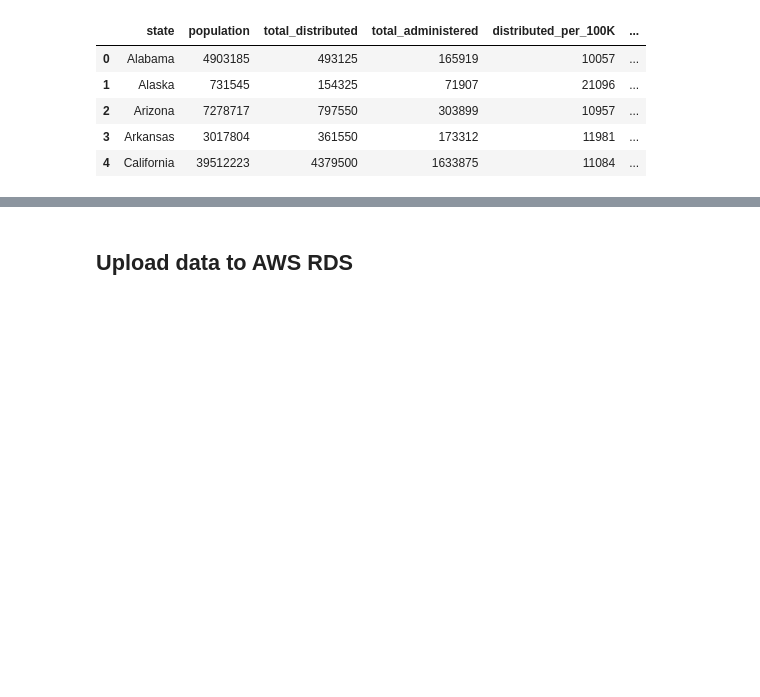
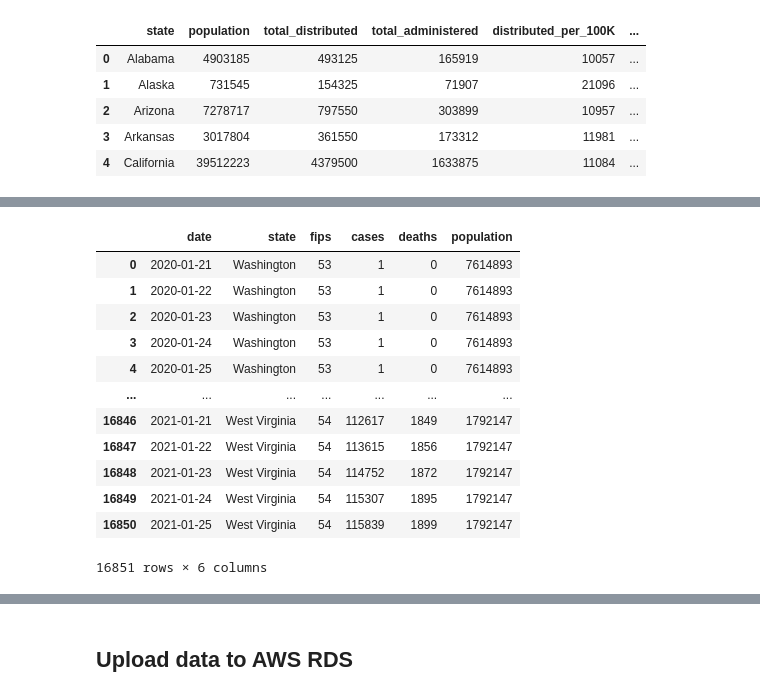
Before and after one commit to CCom20/us-covid-response, a Jupyter notebook: notebooks/data_cleaning_notebook.ipynb, the cells around one changed output, grey strips where cells are left out. Cells and saved outputs as stored; diff of their text form; code cells hidden in the pictures; blank space fills up the shorter version.

```diff
--- a/notebooks/data_cleaning_notebook.ipynb
+++ b/notebooks/data_cleaning_notebook.ipynb
@@ -272,0 +290,17 @@ master_df.head(10)
+# %%
+nyt_master = pd.merge(nyt_master, state_pop_df, how ="inner", on="state")
+nyt_master
+# %% [output]
+|  | date | state | fips | cases | deaths | population |
+| 0 | 2020-01-21 | Washington | 53 | 1 | 0 | 7614893 |
+| 1 | 2020-01-22 | Washington | 53 | 1 | 0 | 7614893 |
+| 2 | 2020-01-23 | Washington | 53 | 1 | 0 | 7614893 |
+| 3 | 2020-01-24 | Washington | 53 | 1 | 0 | 7614893 |
+| 4 | 2020-01-25 | Washington | 53 | 1 | 0 | 7614893 |
+| ... | ... | ... | ... | ... | ... | ... |
+| 16846 | 2021-01-21 | West Virginia | 54 | 112617 | 1849 | 1792147 |
+| 16847 | 2021-01-22 | West Virginia | 54 | 113615 | 1856 | 1792147 |
+| 16848 | 2021-01-23 | West Virginia | 54 | 114752 | 1872 | 1792147 |
+| 16849 | 2021-01-24 | West Virginia | 54 | 115307 | 1895 | 1792147 |
+| 16850 | 2021-01-25 | West Virginia | 54 | 115839 | 1899 | 1792147 |
+16851 rows × 6 columns
```
Also changed, not shown: parts of 8 cells of this notebook, 3 other files.
